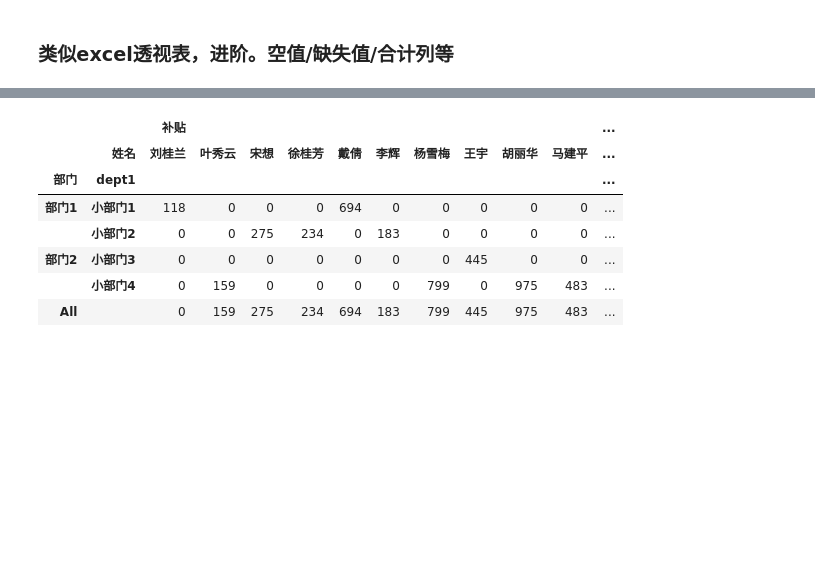
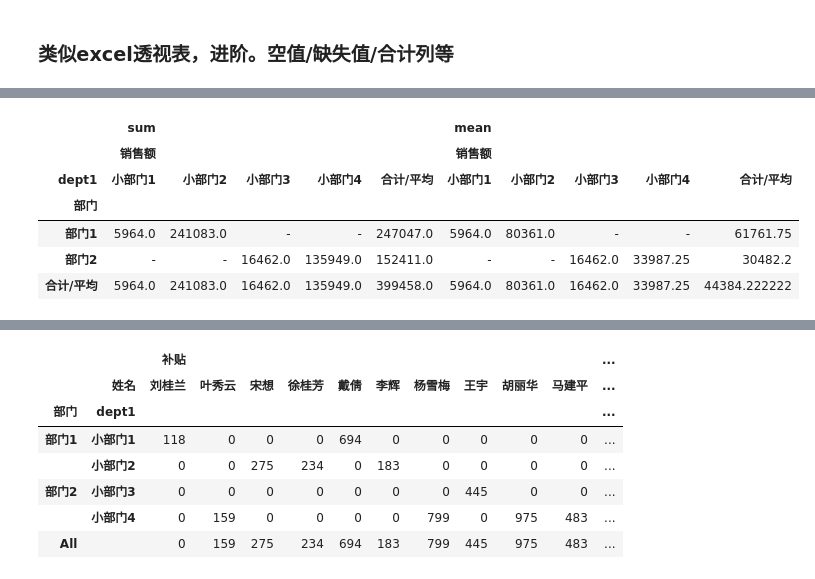
Before and after one commit to DatumWorld/PythonCourse, a Jupyter notebook: 55 pandas透视表（二）.ipynb, the cells around one changed output, grey strips where cells are left out. Drawn from its saved outputs; the diff is of its cells as text; code cells hidden in the pictures; blank space fills up the shorter version.

```diff
--- a/55 pandas透视表（二）.ipynb
+++ b/55 pandas透视表（二）.ipynb
@@ -56,0 +66,10 @@ df.pivot_table(values={'销售额':np.sum},index=['部门','dept1'],columns=['
+# %%
+df.pivot_table(values=['销售额'],columns=['dept1'],index=['部门'],fill_value='-',margins=1,margins_name='合计/平均',aggfunc=[sum,np.mean]) # 新增：奇特写法。与上面对照
+# %% [output]
+|  | sum |  |  |  |  | mean |  |  |  |  |
+|  | 销售额 |  |  |  |  | 销售额 |  |  |  |  |
+| dept1 | 小部门1 | 小部门2 | 小部门3 | 小部门4 | 合计/平均 | 小部门1 | 小部门2 | 小部门3 | 小部门4 | 合计/平均 |
+| 部门 |  |  |  |  |  |  |  |  |  |  |
+| 部门1 | 5964.0 | 241083.0 | - | - | 247047.0 | 5964.0 | 80361.0 | - | - | 61761.75 |
+| 部门2 | - | - | 16462.0 | 135949.0 | 152411.0 | - | - | 16462.0 | 33987.25 | 30482.2 |
+| 合计/平均 | 5964.0 | 241083.0 | 16462.0 | 135949.0 | 399458.0 | 5964.0 | 80361.0 | 16462.0 | 33987.25 | 44384.222222 |
```
Also changed, not shown: parts of 7 cells of this notebook.
